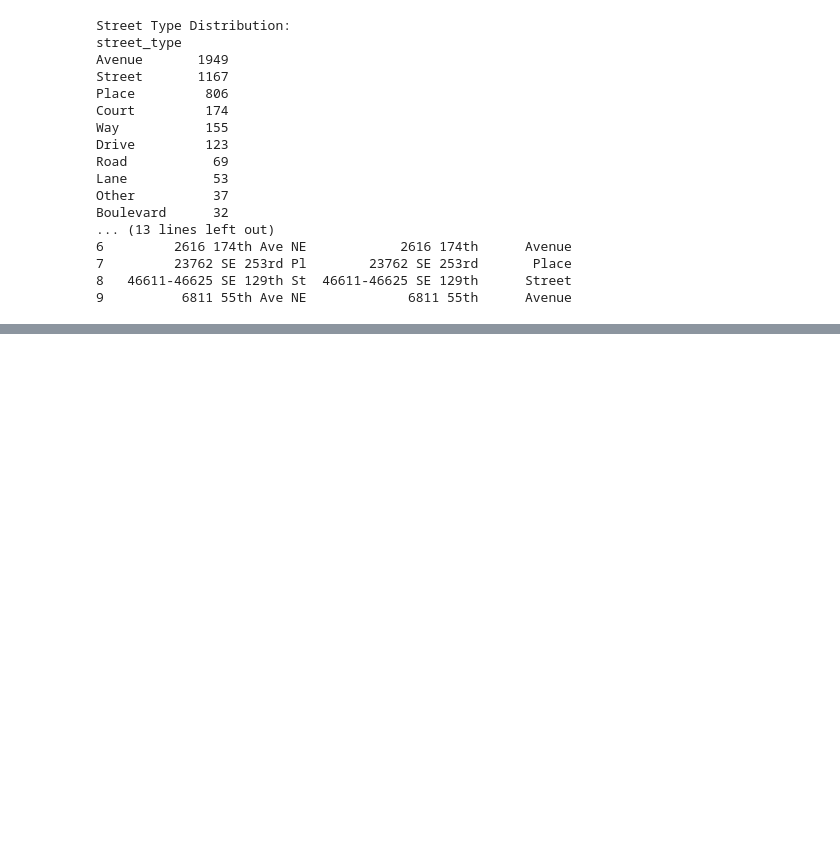
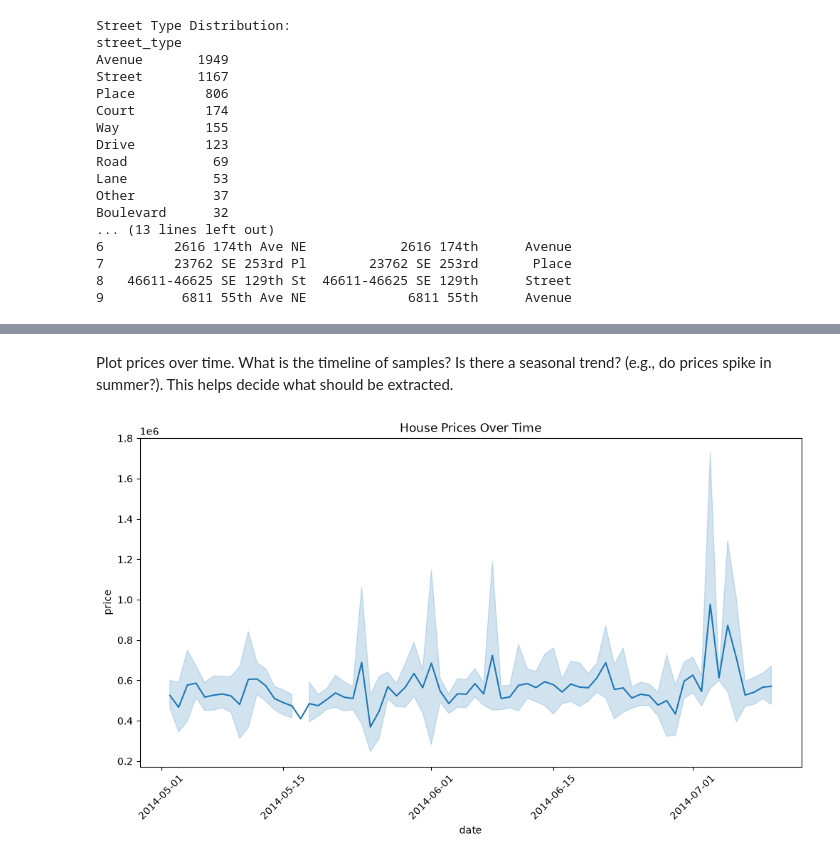
Before and after one commit to mortonki/House-prices, a Jupyter notebook: housing_eda.ipynb, the cells around one changed output, grey strips where cells are left out. Drawn from its saved outputs; the diff is of its cells as text; code cells hidden in the pictures; blank space fills up the shorter version.

Commit message:
Add features from date-column

```diff
--- a/housing_eda.ipynb
+++ b/housing_eda.ipynb
@@ -161,0 +177,10 @@ IndexError: Inconsistent shape between the condition and the input (got (14, 1)
+# %% [markdown]
+Plot prices over time. What is the timeline of samples? Is there a seasonal trend? (e.g., do prices spike in summer?). This helps decide what should be extracted.
+# %%
+plt.figure(figsize=(12, 6))
+sns.lineplot(data=df, x='date', y='price')
+plt.title('House Prices Over Time')
+plt.xticks(rotation=45)
+plt.show()
+# %% [output]
+[figure, added]
```
Also changed, not shown: parts of 6 cells of this notebook.
